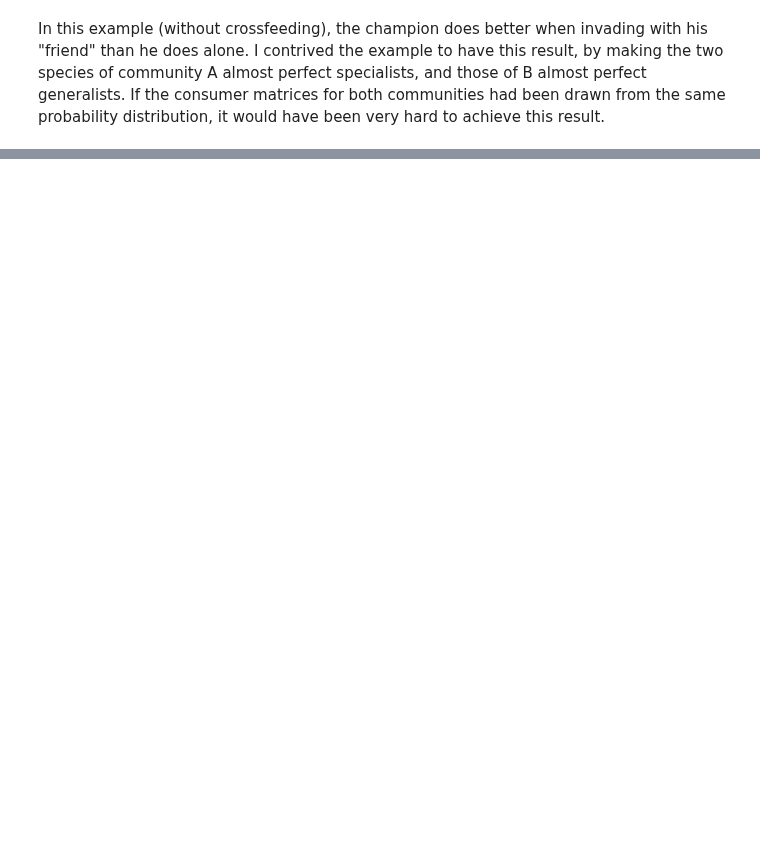
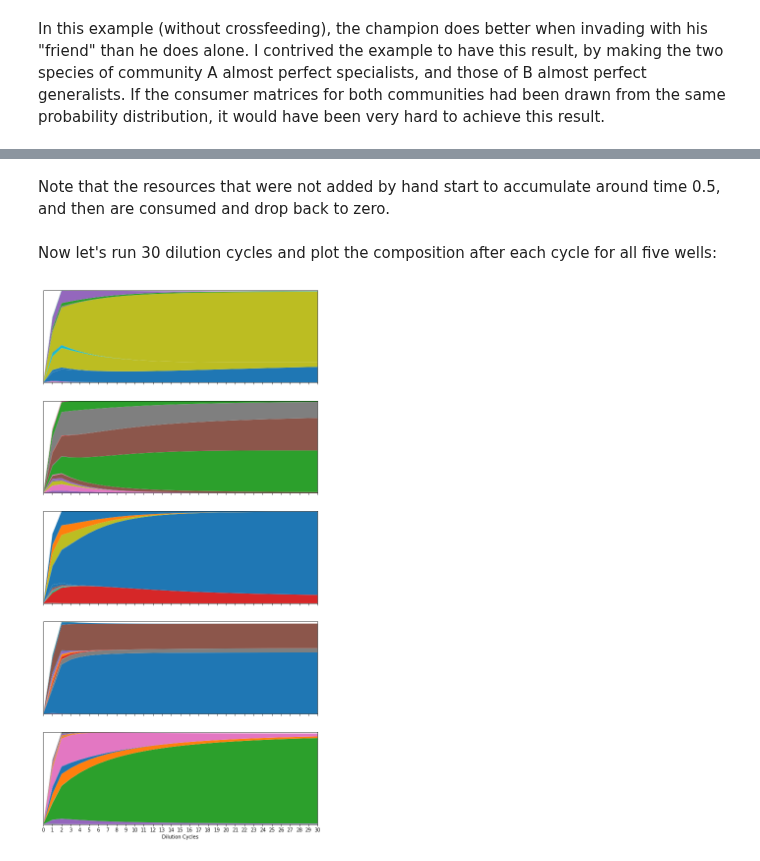
Before and after one commit to Emergent-Behaviors-in-Biology/community-simulator, a Jupyter notebook: Community Simulator Tutorial.ipynb, the cells around one changed output, grey strips where cells are left out. Drawn from its saved outputs; the diff is of its cells as text; code cells hidden in the pictures; blank space fills up the shorter version.

```diff
--- a/Community Simulator Tutorial.ipynb
+++ b/Community Simulator Tutorial.ipynb
@@ -243,0 +311,12 @@ In this example (without crossfeeding), the champion does better when invading w
+# %% [markdown]
+Note that the resources that were not added by hand start to accumulate around time 0.5, and then are consumed and drop back to zero.
+# %% [markdown]
+Now let's run 30 dilution cycles and plot the composition after each cycle for all five wells:
+# %%
+f = np.eye(n_wells,n_wells)*1e-3
+N_traj, R_traj = MyPlate.RunExperiment(f,1,30)
+
+PlotTraj(N_traj,figsize=(10,20))
+plt.show()
+# %% [output]
+[figure, added]
```
Also changed, not shown: parts of 25 cells of this notebook, 1 other file.
